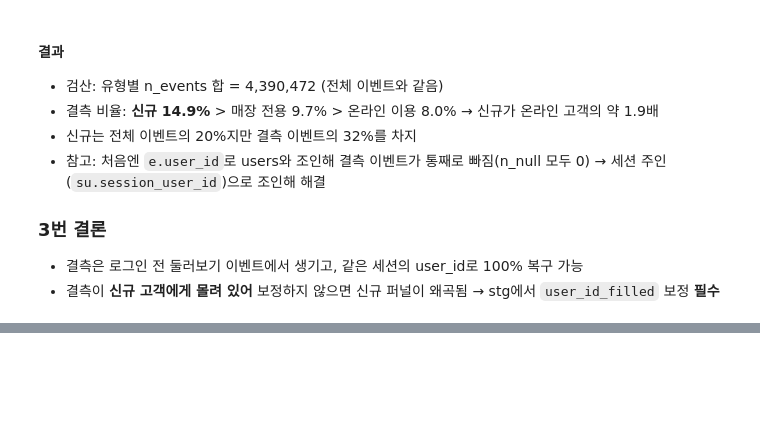
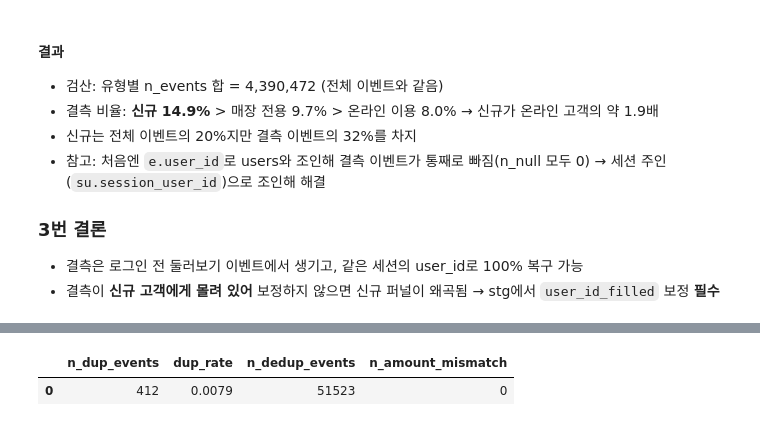
Before and after one commit to YURI0822/beauty-checkout-ab-test, a Jupyter notebook: notebooks/02_quality_check.ipynb, the cells around one changed output, grey strips where cells are left out. Saved outputs shown, nothing was run; the diff lists cells and outputs as text; code cells hidden in the pictures; blank space fills up the shorter version.

```diff
--- a/notebooks/02_quality_check.ipynb
+++ b/notebooks/02_quality_check.ipynb
@@ -489,0 +612,29 @@ order by null_rate desc
+# %%
+# 4-4) 중복 규모와 금액 일치 확인
+query("""
+with p as (
+  select
+      ecommerce.transaction_id        as order_id
+      ,ecommerce.purchase_revenue     as revenue
+      ,row_number() over (partition by ecommerce.transaction_id order by event_timestamp)  as rn
+    from raw.events
+   where 1=1
+     and event_name = 'purchase'
+)
+select
+    countif(p.rn > 1)                                   as n_dup_events
+    ,round(countif(p.rn > 1) / count(*) , 4)            as dup_rate
+    ,countif(rn = 1)                                    as n_dedup_events  # 중복 제거 후 건수
+    ,countif(rn = 1 and p.revenue != o.total_amount)    as n_amount_mismatch #금액이 다른 주문수
+  from p
+  left
+  join raw.orders o
+    on o.order_id = p.order_id
+""")
+
+# 결과 읽는 법
+# - n_dedup_events == orders 수, n_amount_mismatch == 0 → 중복만 제거하면 두 테이블이 완전히 일치
+# - 그러면 매출은 orders 테이블로, 퍼널(구매 여부)은 중복 제거한 이벤트로 계산
+# %% [output]
+|  | n_dup_events | dup_rate | n_dedup_events | n_amount_mismatch |
+| 0 | 412 | 0.0079 | 51523 | 0 |
```
Also changed, not shown: parts of 11 cells of this notebook.
